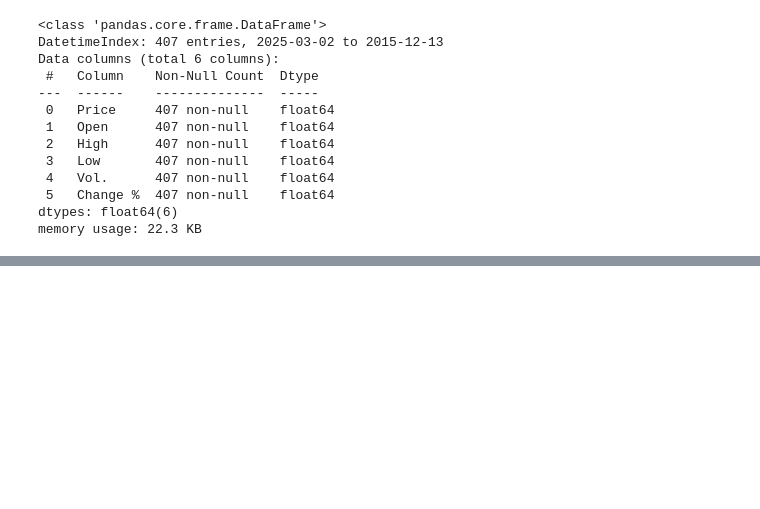
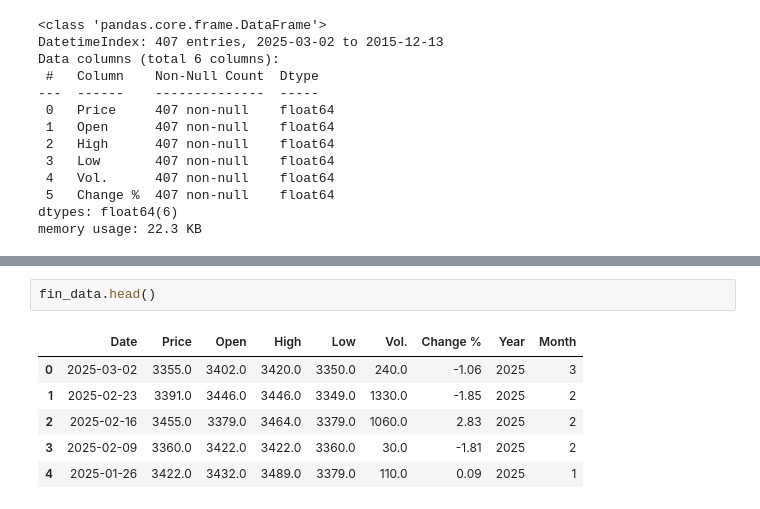
Before and after one commit to adnanwaasi/material_model, a Jupyter notebook: main.ipynb, the cells around one changed output, grey strips where cells are left out. Saved outputs shown, nothing was run; the diff lists cells and outputs as text; blank space fills up the shorter version.

```diff
--- a/main.ipynb
+++ b/main.ipynb
@@ -152,0 +264,9 @@ memory usage: 22.3 KB
+# %%
+fin_data.head()
+# %% [output]
+|  | Date | Price | Open | High | Low | Vol. | Change % | Year | Month |
+| 0 | 2025-03-02 | 3355.0 | 3402.0 | 3420.0 | 3350.0 | 240.0 | -1.06 | 2025 | 3 |
+| 1 | 2025-02-23 | 3391.0 | 3446.0 | 3446.0 | 3349.0 | 1330.0 | -1.85 | 2025 | 2 |
+| 2 | 2025-02-16 | 3455.0 | 3379.0 | 3464.0 | 3379.0 | 1060.0 | 2.83 | 2025 | 2 |
+| 3 | 2025-02-09 | 3360.0 | 3422.0 | 3422.0 | 3360.0 | 30.0 | -1.81 | 2025 | 2 |
+| 4 | 2025-01-26 | 3422.0 | 3432.0 | 3489.0 | 3379.0 | 110.0 | 0.09 | 2025 | 1 |
```
Also changed, not shown: parts of 24 cells of this notebook.
